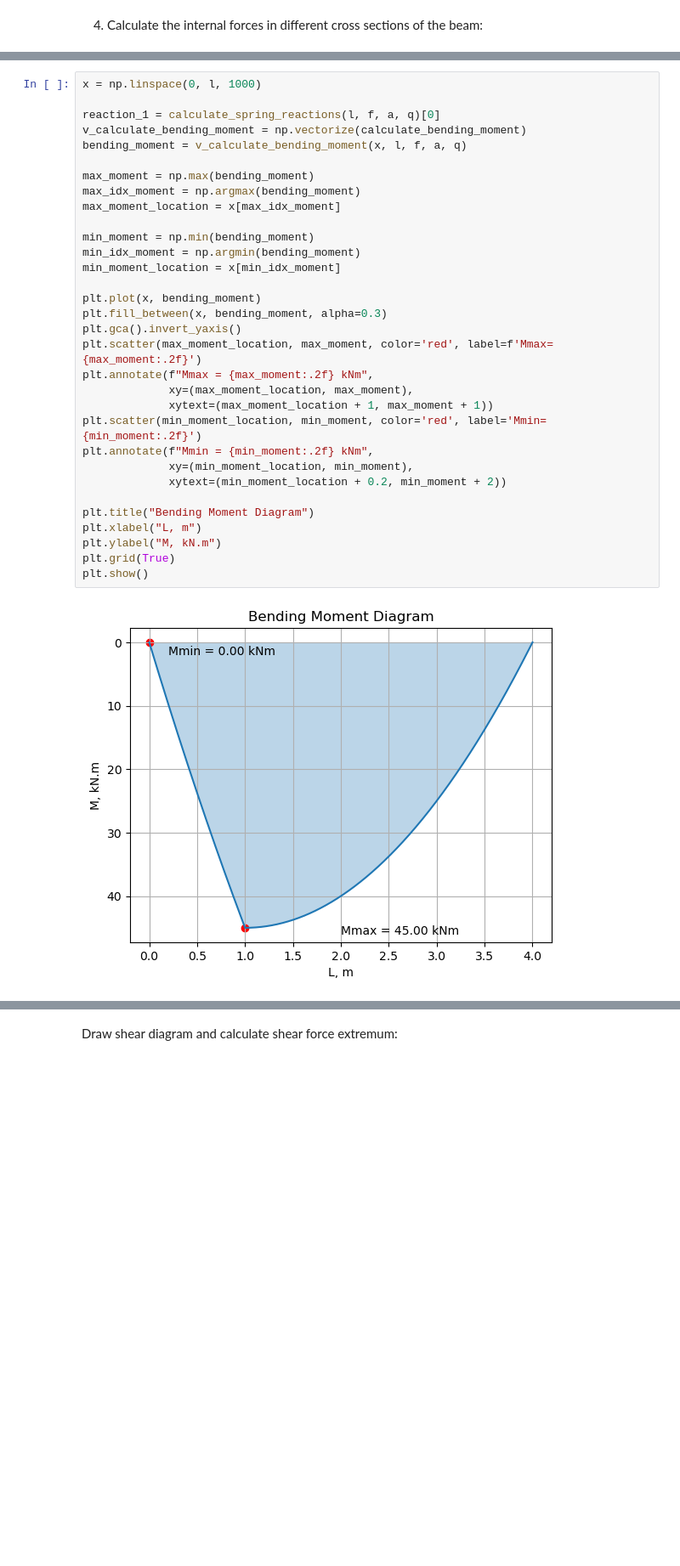
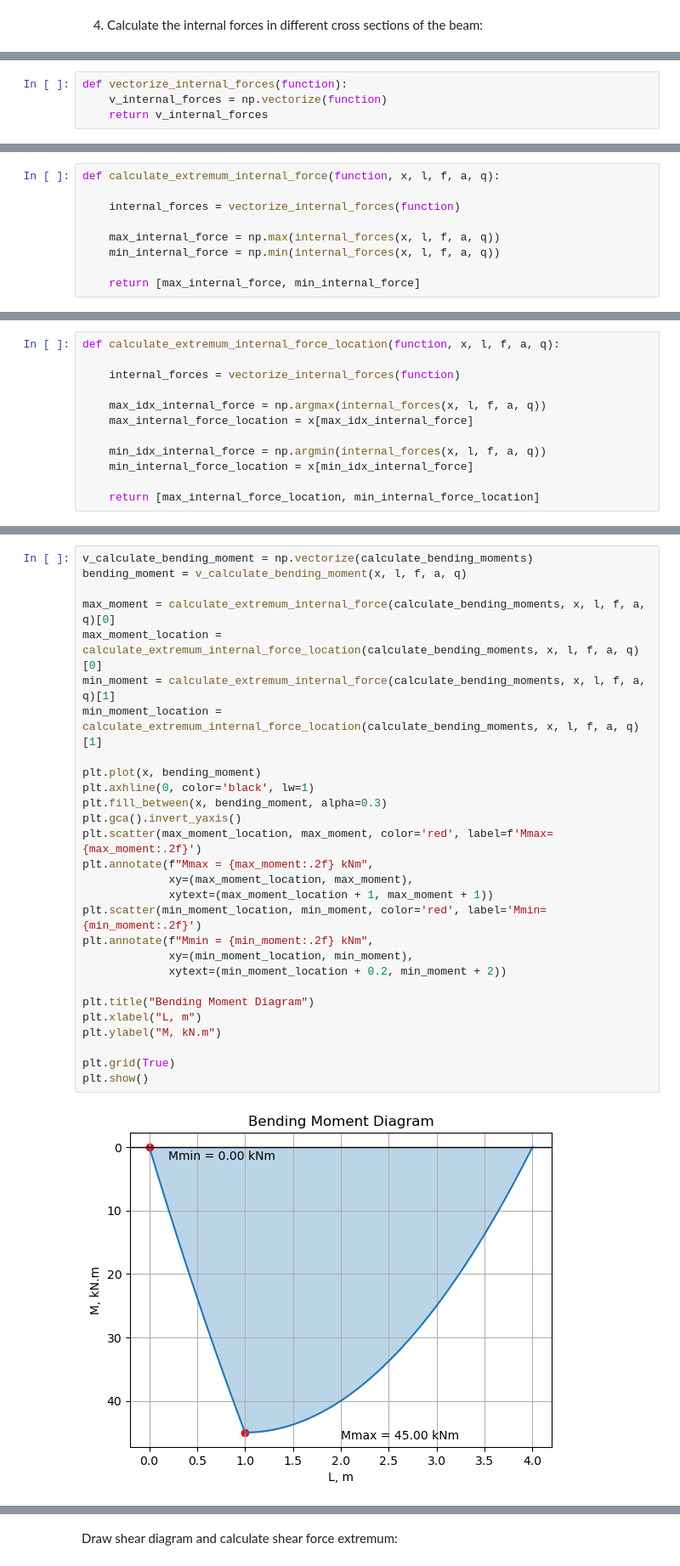
Before and after one commit to AleksandrinaStoyanova/Internal-Forces, a Jupyter notebook: Internal Forces.ipynb, the cells around one changed output, grey strips where cells are left out. Shown at 85% size. Saved outputs shown, nothing was run; the diff lists cells and outputs as text; blank space fills up the shorter version.

Commit message:
Optimazing code to calculate extremum values and location of Internal forces

```diff
--- a/Internal Forces.ipynb
+++ b/Internal Forces.ipynb
@@ -152,0 +161,4 @@ calculate_bending_moment(1, l, f, a, q)
+# %%
+def vectorize_internal_forces(function):
+    v_internal_forces = np.vectorize(function)
+    return v_internal_forces
@@ -152,0 +169,9 @@ calculate_bending_moment(1, l, f, a, q)
+# %%
+def calculate_extremum_internal_force(function, x, l, f, a, q):
+
+    internal_forces = vectorize_internal_forces(function)
+
+    max_internal_force = np.max(internal_forces(x, l, f, a, q))
+    min_internal_force = np.min(internal_forces(x, l, f, a, q))
+
+    return [max_internal_force, min_internal_force]
@@ -152,0 +188,12 @@ calculate_bending_moment(1, l, f, a, q)
+# %%
+def calculate_extremum_internal_force_location(function, x, l, f, a, q):
+
+    internal_forces = vectorize_internal_forces(function)
+
+    max_idx_internal_force = np.argmax(internal_forces(x, l, f, a, q))
+    max_internal_force_location = x[max_idx_internal_force]
+
+    min_idx_internal_force = np.argmin(internal_forces(x, l, f, a, q))
+    min_internal_force_location = x[min_idx_internal_force]
+
+    return [max_internal_force_location, min_internal_force_location]
@@ -155,34 +210,30 @@ Draw moment diagram and calculate bending moment extremum:
 # %%
-x = np.linspace(0, l, 1000)
-
-reaction_1 = calculate_spring_reactions(l, f, a, q)[0]
-v_calculate_bending_moment = np.vectorize(calculate_bending_moment)
+v_calculate_bending_moment = np.vectorize(calculate_bending_moments)
 bending_moment = v_calculate_bending_moment(x, l, f, a, q)
 
-max_moment = np.max(bending_moment)
-max_idx_moment = np.argmax(bending_moment)
-max_moment_location = x[max_idx_moment]
-
-min_moment = np.min(bending_moment)
-min_idx_moment = np.argmin(bending_moment)
-min_moment_location = x[min_idx_moment]
+max_moment = calculate_extremum_internal_force(calculate_bending_moments, x, l, f, a, q)[0]
+max_moment_location = calculate_extremum_internal_force_location(calculate_bending_moments, x, l, f, a, q)[0]
+min_moment = calculate_extremum_internal_force(calculate_bending_moments, x, l, f, a, q)[1]
+min_moment_location = calculate_extremum_internal_force_location(calculate_bending_moments, x, l, f, a, q)[1]
 
 plt.plot(x, bending_moment)
+plt.axhline(0, color='black', lw=1)
 plt.fill_between(x, bending_moment, alpha=0.3)
 plt.gca().invert_yaxis()
 plt.scatter(max_moment_location, max_moment, color='red', label=f'Mmax={max_moment:.2f}')
 plt.annotate(f"Mmax = {max_moment:.2f} kNm",
              xy=(max_moment_location, max_moment),
              xytext=(max_moment_location + 1, max_moment + 1))
 plt.scatter(min_moment_location, min_moment, color='red', label='Mmin={min_moment:.2f}')
 plt.annotate(f"Mmin = {min_moment:.2f} kNm",
              xy=(min_moment_location, min_moment),
              xytext=(min_moment_location + 0.2, min_moment + 2))
 
 plt.title("Bending Moment Diagram")
 plt.xlabel("L, m")
 plt.ylabel("M, kN.m")
+
 plt.grid(True)
 plt.show()
 # %% [output]
-[figure, old version]
+[figure, new version]
```
Also changed, not shown: parts of 15 cells of this notebook.
